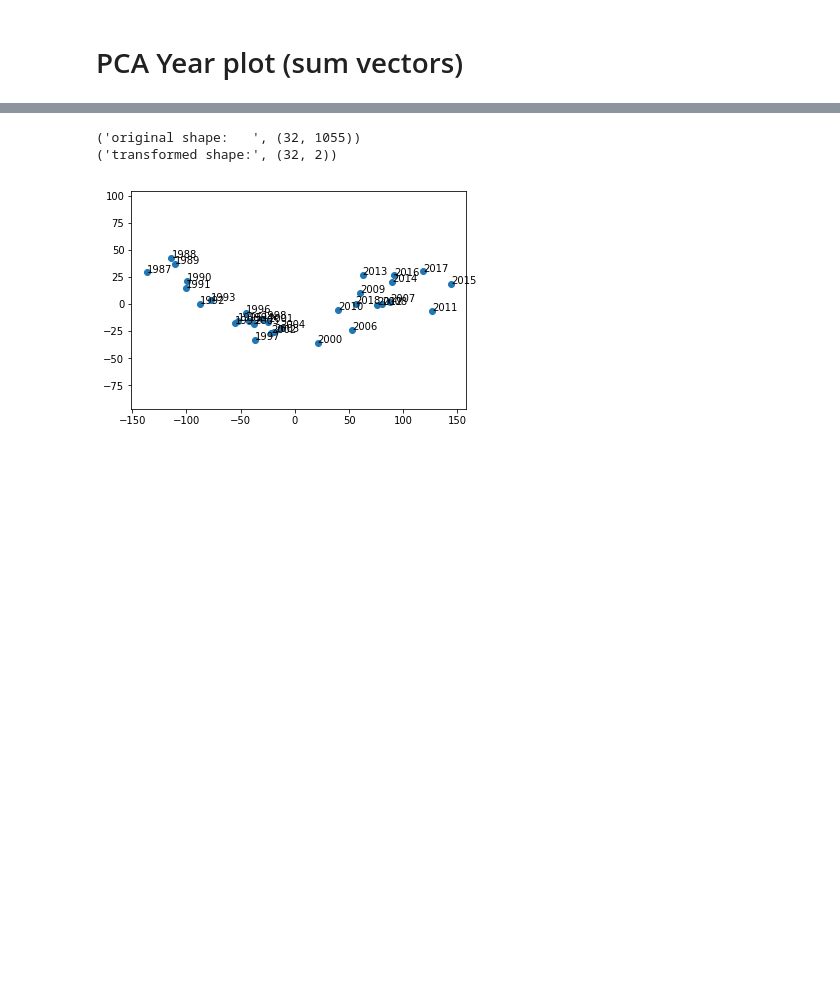
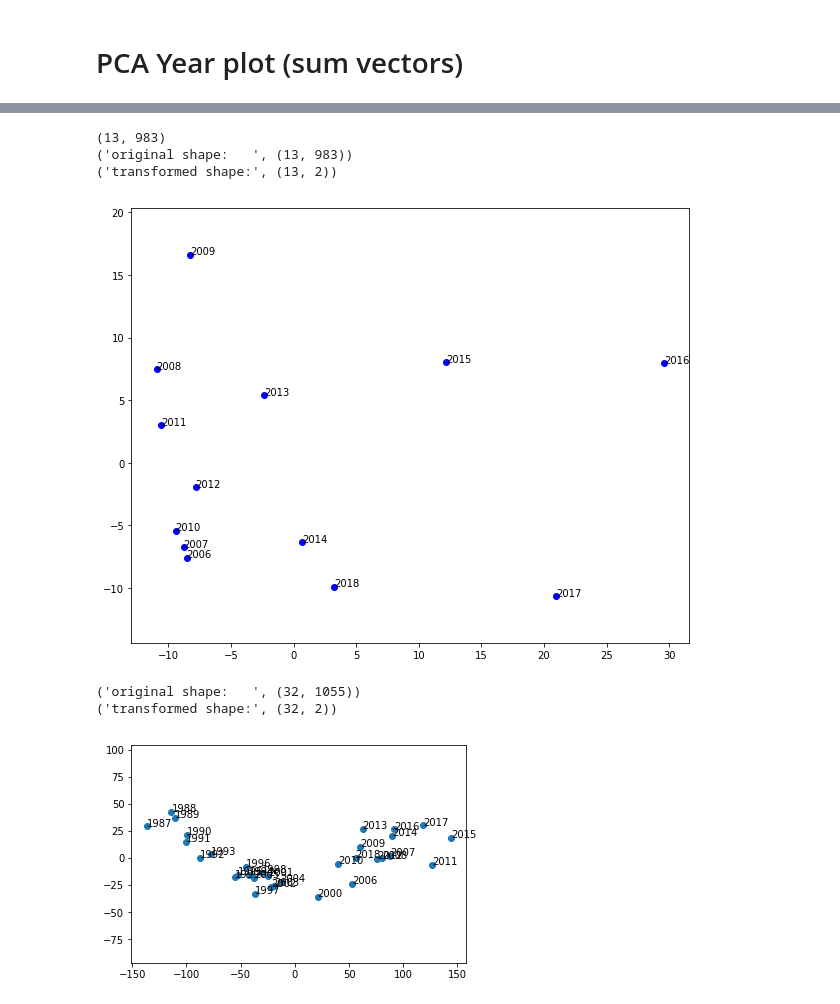
Before and after one commit to shinminjeong/citetrends, a Jupyter notebook: ent2Vec/Similarity.ipynb, the cells around one changed output, grey strips where cells are left out. Cells and saved outputs as stored; diff of their text form; code cells hidden in the pictures; blank space fills up the shorter version.

```diff
--- a/ent2Vec/Similarity.ipynb
+++ b/ent2Vec/Similarity.ipynb
@@ -182,3 +189,10 @@ def year_plot(name):
+# %%
+year_plot("julian_mcauley")
+# %% [output]
+(13, 983)
+('original shape:   ', (13, 983))
+('transformed shape:', (13, 2))
+[figure, added]
 # %%
 year_plot("pldi")
 # %% [output]
```
Also changed, not shown: parts of 10 cells of this notebook, 3 other files.
